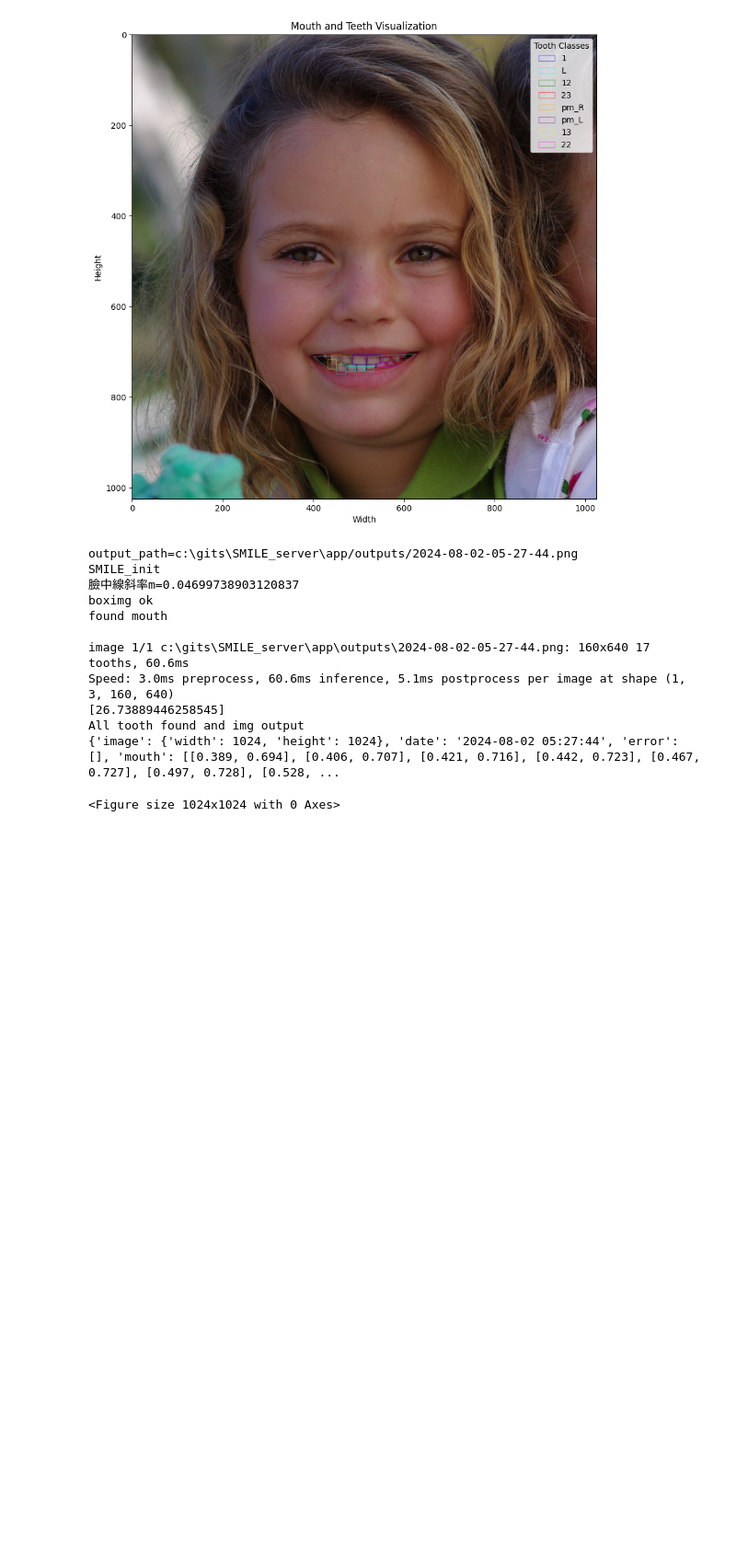
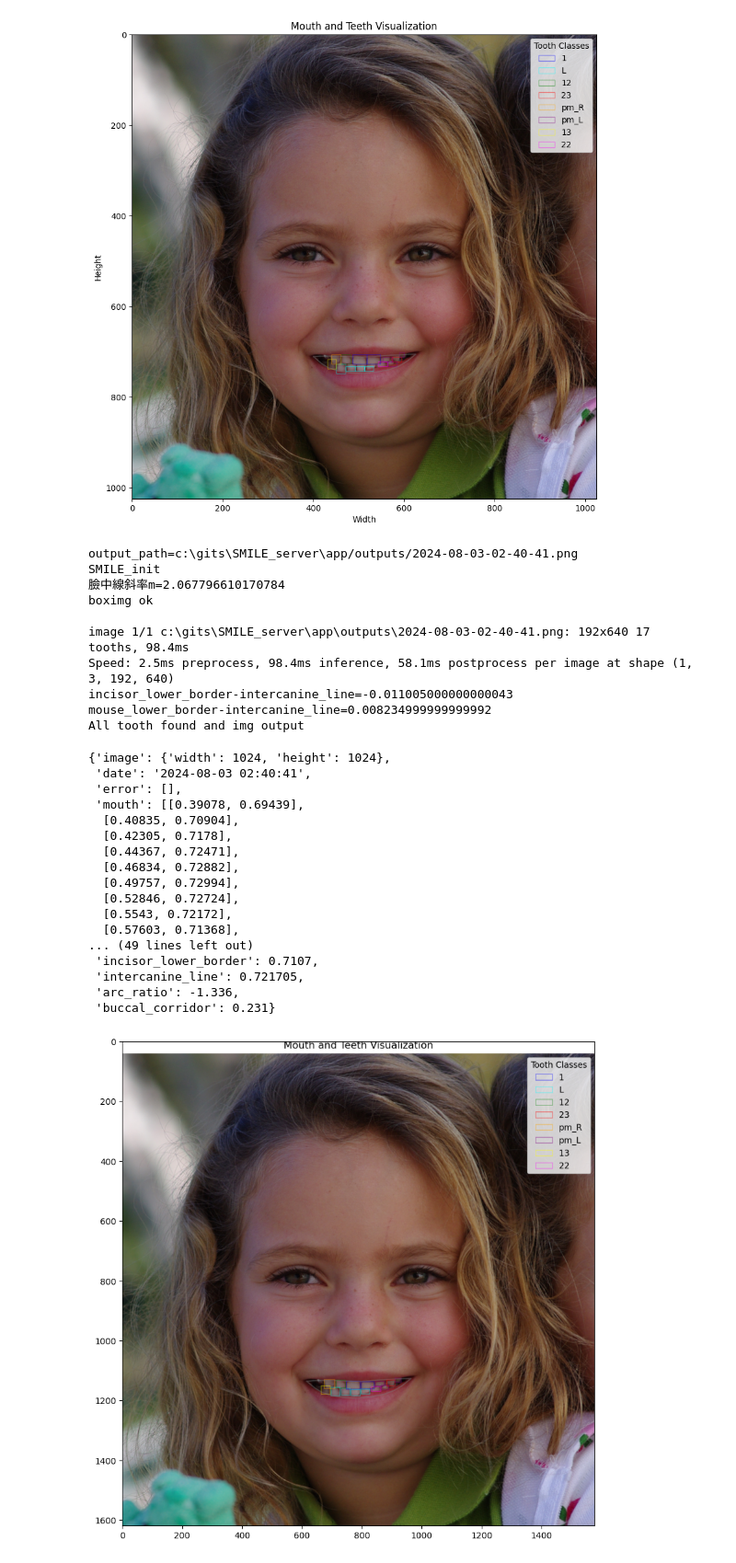
Before and after one commit to hsiu-chan/SMILE_server, a Jupyter notebook: app/test.ipynb, the cells around one changed output. Shown at 92% size. Cells and saved outputs as stored; diff of their text form; code cells hidden in the pictures; blank space fills up the shorter version.

```diff
--- a/app/test.ipynb
+++ b/app/test.ipynb
@@ -153,31 +153,46 @@ plt.show()
 # %%
 import matplotlib.pyplot as plt
 from lib.Smile import SMILE
 
 input_path = "input.png"
 
 image = plt.imread(input_path)
 
 
 # 顯示背景圖片
-nowfig=SMILE(input_path, device='cpu',filter=0.9)
+nowfig=SMILE(input_path, device='cuda',filter=0.9)
 
 nowfig.find_all_tooth()
 nowfig.draw_result()
 
-#plt.imshow(plt.imread(nowfig.output_path))
-
-print(nowfig.smile_info)
+plt.imshow(plt.imread(nowfig.output_path))
+nowfig.smile_info
 # %% [output]
-output_path=c:\gits\SMILE_server\app/outputs/2024-08-02-05-27-44.png
+output_path=c:\gits\SMILE_server\app/outputs/2024-08-03-02-40-41.png
 SMILE_init
-臉中線斜率m=0.04699738903120837
+臉中線斜率m=2.067796610170784
 boximg ok
-found mouth
 
-image 1/1 c:\gits\SMILE_server\app\outputs\2024-08-02-05-27-44.png: 160x640 17 tooths, 60.6ms
-Speed: 3.0ms preprocess, 60.6ms inference, 5.1ms postprocess per image at shape (1, 3, 160, 640)
-[26.73889446258545]
+image 1/1 c:\gits\SMILE_server\app\outputs\2024-08-03-02-40-41.png: 192x640 17 tooths, 98.4ms
+Speed: 2.5ms preprocess, 98.4ms inference, 58.1ms postprocess per image at shape (1, 3, 192, 640)
+incisor_lower_border-intercanine_line=-0.011005000000000043
+mouse_lower_border-intercanine_line=0.008234999999999992
 All tooth found and img output
-{'image': {'width': 1024, 'height': 1024}, 'date': '2024-08-02 05:27:44', 'error': [], 'mouth': [[0.389, 0.694], [0.406, 0.707], [0.421, 0.716], [0.442, 0.723], [0.467, 0.727], [0.497, 0.728], [0.528, ...
-<Figure size 1024x1024 with 0 Axes>
+{'image': {'width': 1024, 'height': 1024},
+ 'date': '2024-08-03 02:40:41',
+ 'error': [],
+ 'mouth': [[0.39078, 0.69439],
+  [0.40835, 0.70904],
+  [0.42305, 0.7178],
+  [0.44367, 0.72471],
+  [0.46834, 0.72882],
+  [0.49757, 0.72994],
+  [0.52846, 0.72724],
+  [0.5543, 0.72172],
+  [0.57603, 0.71368],
+... (49 lines left out)
+ 'incisor_lower_border': 0.7107,
+ 'intercanine_line': 0.721705,
+ 'arc_ratio': -1.336,
+ 'buccal_corridor': 0.231}
+[figure, added]
```
Also changed, not shown: parts of 1 cell of this notebook, 3 other files.
